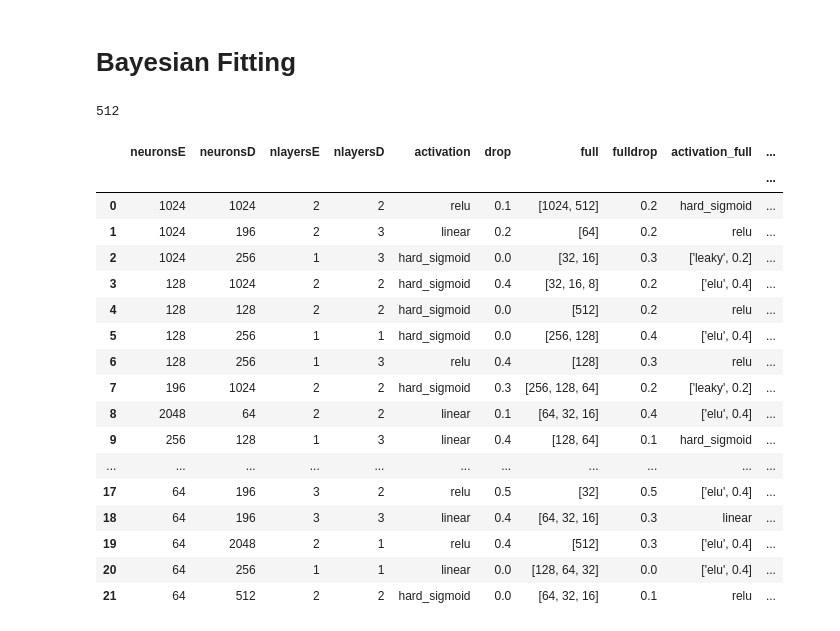
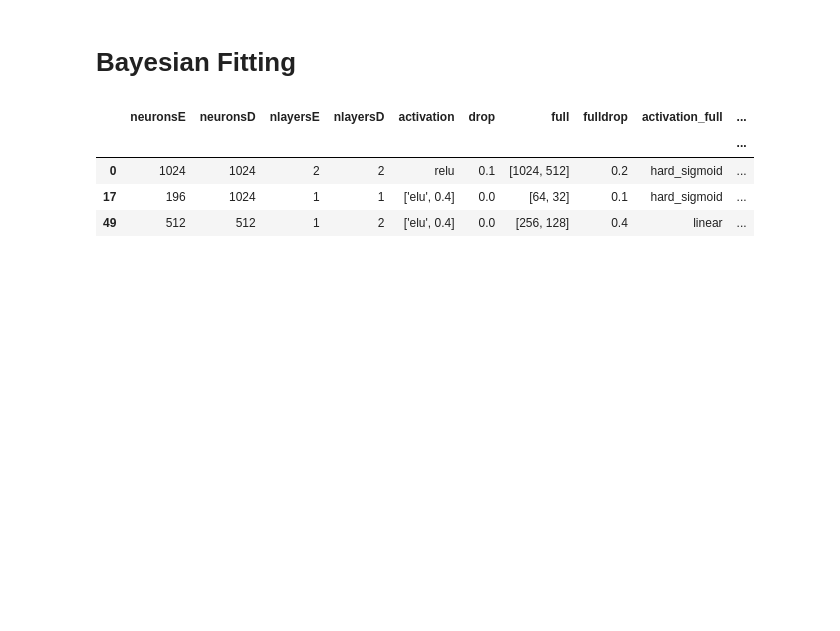
Before and after one commit to bejar/Wind, a Jupyter notebook: Notebooks/Tunning/ParameterTunningRNNEDS2S.ipynb, the cells around one changed output. Drawn from its saved outputs; the diff is of its cells as text; code cells hidden in the pictures; blank space fills up the shorter version.

```diff
--- a/Notebooks/Tunning/ParameterTunningRNNEDS2S.ipynb
+++ b/Notebooks/Tunning/ParameterTunningRNNEDS2S.ipynb
@@ -275,25 +275,11 @@ results = DBResults(conn=mongolocaltest)
 
 results.results_dataframe_retrieve(query, arch=['neuronsE', 'neuronsD','nlayersE','nlayersD','activation', 'drop', 'full', 'fulldrop','activation_full'], data=['lag'])
 # %%
-results.results_dataframe_aggregate(threshold=None)
+results.results_dataframe_aggregate(threshold=6.9)
 # %% [output]
-512
 |  | neuronsE | neuronsD | nlayersE | nlayersD | activation | drop | full | fulldrop | activation_full | ... |
 |  |  |  |  |  |  |  |  |  |  | ... |
 | 0 | 1024 | 1024 | 2 | 2 | relu | 0.1 | [1024, 512] | 0.2 | hard_sigmoid | ... |
-| 1 | 1024 | 196 | 2 | 3 | linear | 0.2 | [64] | 0.2 | relu | ... |
-| 2 | 1024 | 256 | 1 | 3 | hard_sigmoid | 0.0 | [32, 16] | 0.3 | ['leaky', 0.2] | ... |
-| 3 | 128 | 1024 | 2 | 2 | hard_sigmoid | 0.4 | [32, 16, 8] | 0.2 | ['elu', 0.4] | ... |
-| 4 | 128 | 128 | 2 | 2 | hard_sigmoid | 0.0 | [512] | 0.2 | relu | ... |
-| 5 | 128 | 256 | 1 | 1 | hard_sigmoid | 0.0 | [256, 128] | 0.4 | ['elu', 0.4] | ... |
-| 6 | 128 | 256 | 1 | 3 | relu | 0.4 | [128] | 0.3 | relu | ... |
-| 7 | 196 | 1024 | 2 | 2 | hard_sigmoid | 0.3 | [256, 128, 64] | 0.2 | ['leaky', 0.2] | ... |
-| 8 | 2048 | 64 | 2 | 2 | linear | 0.1 | [64, 32, 16] | 0.4 | ['elu', 0.4] | ... |
-| 9 | 256 | 128 | 1 | 3 | linear | 0.4 | [128, 64] | 0.1 | hard_sigmoid | ... |
-| ... | ... | ... | ... | ... | ... | ... | ... | ... | ... | ... |
-| 17 | 64 | 196 | 3 | 2 | relu | 0.5 | [32] | 0.5 | ['elu', 0.4] | ... |
-| 18 | 64 | 196 | 3 | 3 | linear | 0.4 | [64, 32, 16] | 0.3 | linear | ... |
-| 19 | 64 | 2048 | 2 | 1 | relu | 0.4 | [512] | 0.3 | ['elu', 0.4] | ... |
-| 20 | 64 | 256 | 1 | 1 | linear | 0.0 | [128, 64, 32] | 0.0 | ['elu', 0.4] | ... |
-| 21 | 64 | 512 | 2 | 2 | hard_sigmoid | 0.0 | [64, 32, 16] | 0.1 | relu | ... |
+| 17 | 196 | 1024 | 1 | 1 | ['elu', 0.4] | 0.0 | [64, 32] | 0.1 | hard_sigmoid | ... |
+| 49 | 512 | 512 | 1 | 2 | ['elu', 0.4] | 0.0 | [256, 128] | 0.4 | linear | ... |
 # %%
```
Also changed, not shown: parts of 1 cell of this notebook, 2 other files.
